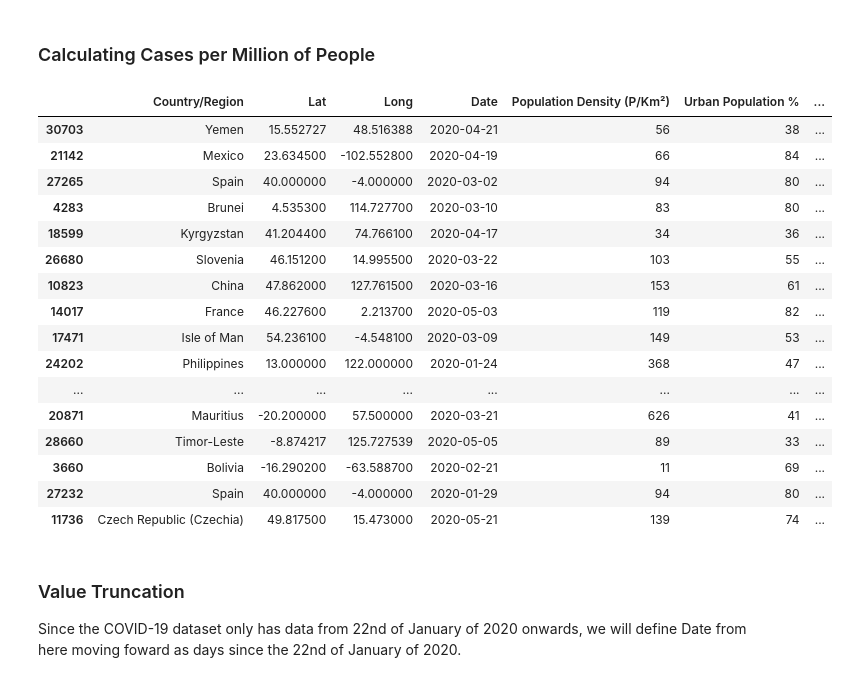
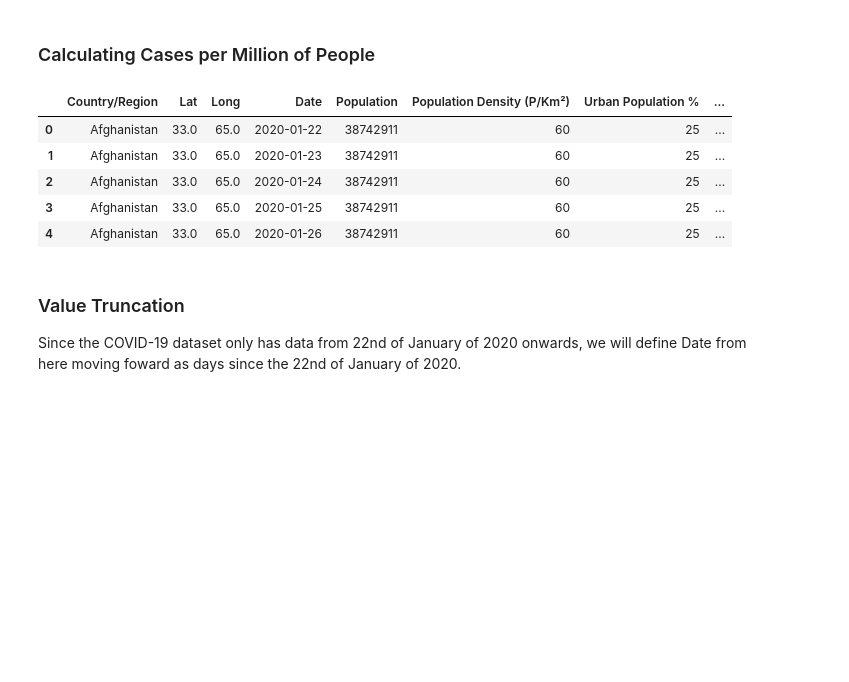
Before and after one commit to SALajes/iart-regression-modeling, a Jupyter notebook: Covid19.ipynb, the cells around one changed output. Drawn from its saved outputs; the diff is of its cells as text; code cells hidden in the pictures; blank space fills up the shorter version.

```diff
--- a/Covid19.ipynb
+++ b/Covid19.ipynb
@@ -213,32 +255,26 @@ full_grouped.sample(6)
 # %% [markdown]
 ### Calculating Cases per Million of People
 # %%
-full_grouped['Confirmed per million'] = (full_grouped['Confirmed'] / full_grouped['Population']) * 1000000
-full_grouped['Deaths per million'] = (full_grouped['Deaths'] / full_grouped['Population']) * 1000000
-full_grouped['Recovered per million'] = (full_grouped['Recovered'] / full_grouped['Population']) * 1000000
-full_grouped['Active per million'] = (full_grouped['Active'] / full_grouped['Population']) * 1000000
-per_million = full_grouped.iloc[:,[0,1,2,3,9,10,11,12,13,14,]]
+
+def calc_permillion(df):
+    df['Confirmed per million'] = round((df['Confirmed'] / df['Population']) * 1000000)
+    df['Deaths per million']    = round((df['Deaths'] / df['Population']) * 1000000)
+    df['Recovered per million'] = round((df['Recovered'] / df['Population']) * 1000000)
+    df['Active per million']    = round((df['Active'] / df['Population']) * 1000000)
+    return df.iloc[:,[0,1,2,3,8,9,10,11,12,13,14]]
+    # return df.iloc[:,[0,1,5,6,7,8,9,10,11,12]]
 
 
-per_million.sample(20)
+per_million = calc_permillion(full_grouped)
+
+per_million.head()
 # %% [output]
-|  | Country/Region | Lat | Long | Date | Population Density (P/Km²) | Urban Population % | ... |
-| 30703 | Yemen | 15.552727 | 48.516388 | 2020-04-21 | 56 | 38 | ... |
-| 21142 | Mexico | 23.634500 | -102.552800 | 2020-04-19 | 66 | 84 | ... |
-| 27265 | Spain | 40.000000 | -4.000000 | 2020-03-02 | 94 | 80 | ... |
-| 4283 | Brunei | 4.535300 | 114.727700 | 2020-03-10 | 83 | 80 | ... |
-| 18599 | Kyrgyzstan | 41.204400 | 74.766100 | 2020-04-17 | 34 | 36 | ... |
-| 26680 | Slovenia | 46.151200 | 14.995500 | 2020-03-22 | 103 | 55 | ... |
-| 10823 | China | 47.862000 | 127.761500 | 2020-03-16 | 153 | 61 | ... |
-| 14017 | France | 46.227600 | 2.213700 | 2020-05-03 | 119 | 82 | ... |
-| 17471 | Isle of Man | 54.236100 | -4.548100 | 2020-03-09 | 149 | 53 | ... |
-| 24202 | Philippines | 13.000000 | 122.000000 | 2020-01-24 | 368 | 47 | ... |
-| ... | ... | ... | ... | ... | ... | ... | ... |
-| 20871 | Mauritius | -20.200000 | 57.500000 | 2020-03-21 | 626 | 41 | ... |
-| 28660 | Timor-Leste | -8.874217 | 125.727539 | 2020-05-05 | 89 | 33 | ... |
-| 3660 | Bolivia | -16.290200 | -63.588700 | 2020-02-21 | 11 | 69 | ... |
-| 27232 | Spain | 40.000000 | -4.000000 | 2020-01-29 | 94 | 80 | ... |
-| 11736 | Czech Republic (Czechia) | 49.817500 | 15.473000 | 2020-05-21 | 139 | 74 | ... |
+|  | Country/Region | Lat | Long | Date | Population | Population Density (P/Km²) | Urban Population % | ... |
+| 0 | Afghanistan | 33.0 | 65.0 | 2020-01-22 | 38742911 | 60 | 25 | ... |
+| 1 | Afghanistan | 33.0 | 65.0 | 2020-01-23 | 38742911 | 60 | 25 | ... |
+| 2 | Afghanistan | 33.0 | 65.0 | 2020-01-24 | 38742911 | 60 | 25 | ... |
+| 3 | Afghanistan | 33.0 | 65.0 | 2020-01-25 | 38742911 | 60 | 25 | ... |
+| 4 | Afghanistan | 33.0 | 65.0 | 2020-01-26 | 38742911 | 60 | 25 | ... |
 # %% [markdown]
 ### Value Truncation
 
```
Also changed, not shown: parts of 25 cells of this notebook.
